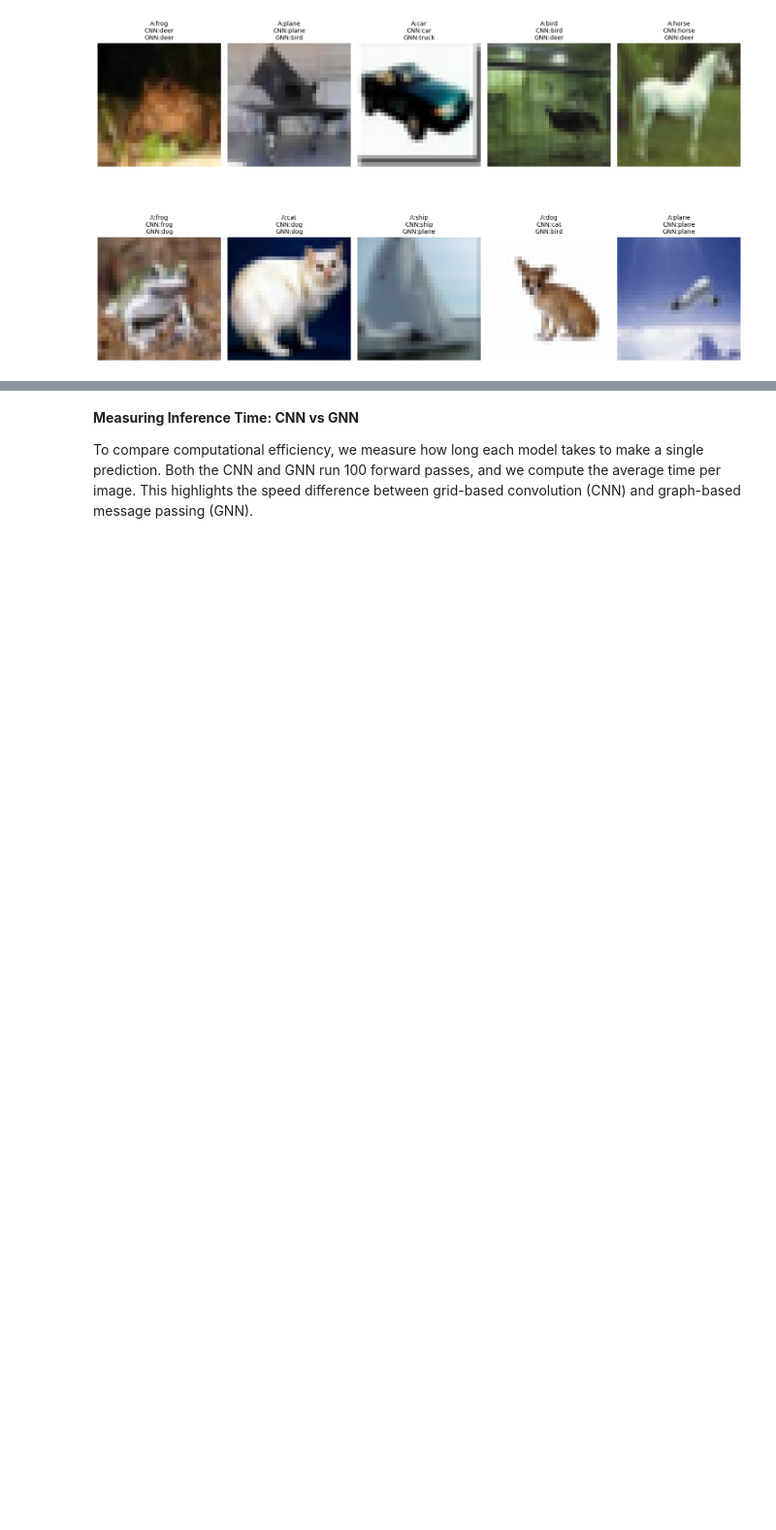
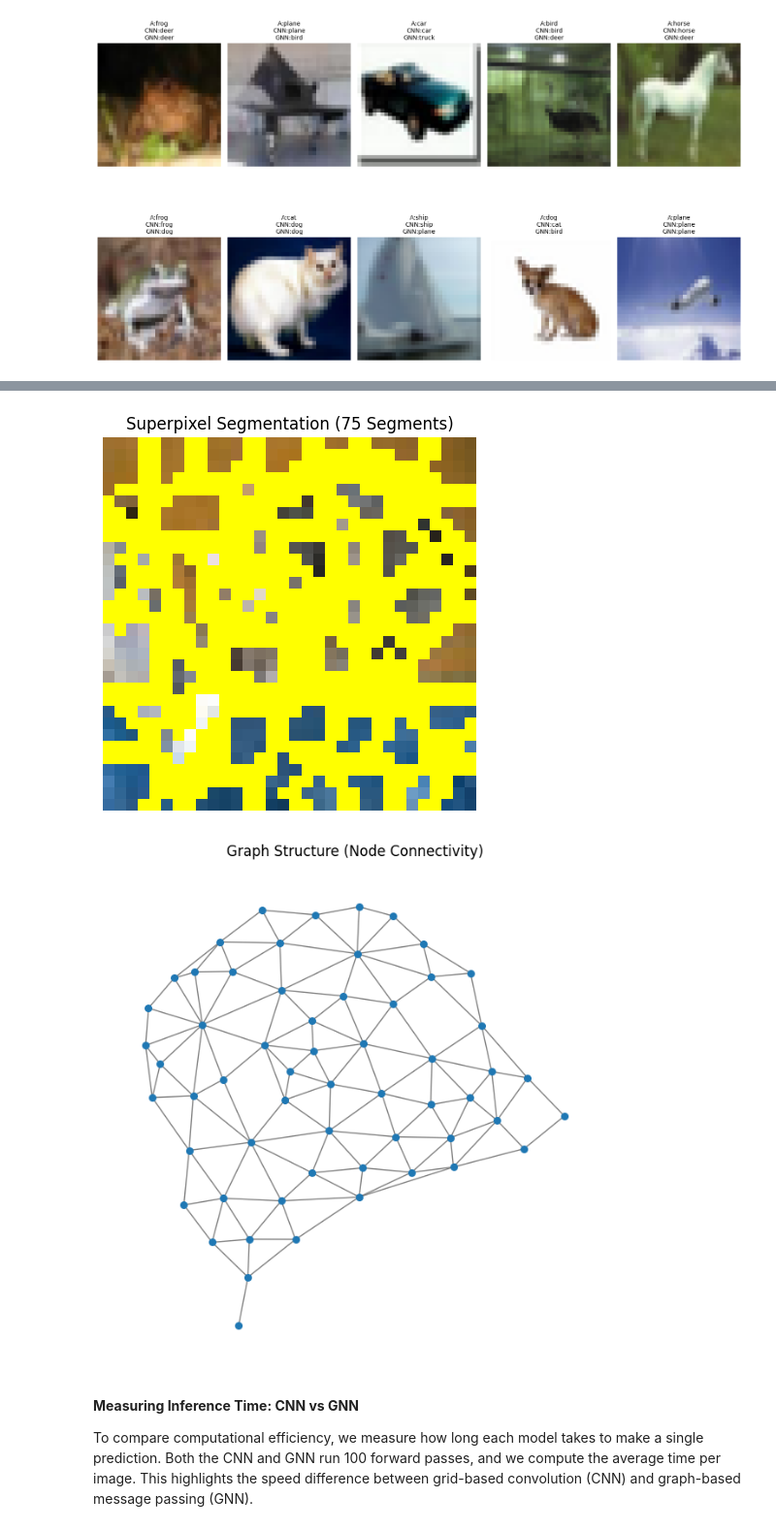
Before and after one commit to AdityaKr015/CIFAR-10-CNN-vs-GNN, a Jupyter notebook: CIFAR_10_CNN_vs_GNN.ipynb, the cells around one changed output, grey strips where cells are left out. Shown at 97% size. Saved outputs shown, nothing was run; the diff lists cells and outputs as text; code cells hidden in the pictures; blank space fills up the shorter version.

```diff
--- a/CIFAR_10_CNN_vs_GNN.ipynb
+++ b/CIFAR_10_CNN_vs_GNN.ipynb
@@ -974,3 +980,42 @@ plt.show()
+# %%
+import matplotlib.pyplot as plt
+import networkx as nx
+from skimage.segmentation import mark_boundaries
+
+# Pick a random test image
+img, label = test_dataset[0]
+
+# Perform superpixel segmentation
+img_np = (img * 0.5 + 0.5).permute(1,2,0).numpy()
+segments = slic(img_np, n_segments=75, compactness=10, start_label=0)
+
+# Show superpixels on image
+plt.figure(figsize=(5,5))
+plt.imshow(mark_boundaries(img_np, segments))
+plt.title("Superpixel Segmentation (75 Segments)")
+plt.axis("off")
+plt.show()
+
+# Build graph
+graph = image_to_graph(img)
+
+# Create networkx graph for visualization
+G = nx.Graph()
+edge_index = graph.edge_index.cpu().numpy()
+
+# Add edges
+for i in range(edge_index.shape[1]):
+    G.add_edge(edge_index[0, i], edge_index[1, i])
+
+# Plot graph alone (without background)
+plt.figure(figsize=(6,6))
+pos = nx.spring_layout(G, seed=42)
+nx.draw(G, pos, node_size=30, edge_color='gray')
+plt.title("Graph Structure (Node Connectivity)")
+plt.show()
+# %% [output]
+[figure, added]
+[figure, added]
 # %% [markdown]
 **Measuring Inference Time: CNN vs GNN**
 
```
Also changed, not shown: parts of 4 cells of this notebook.
